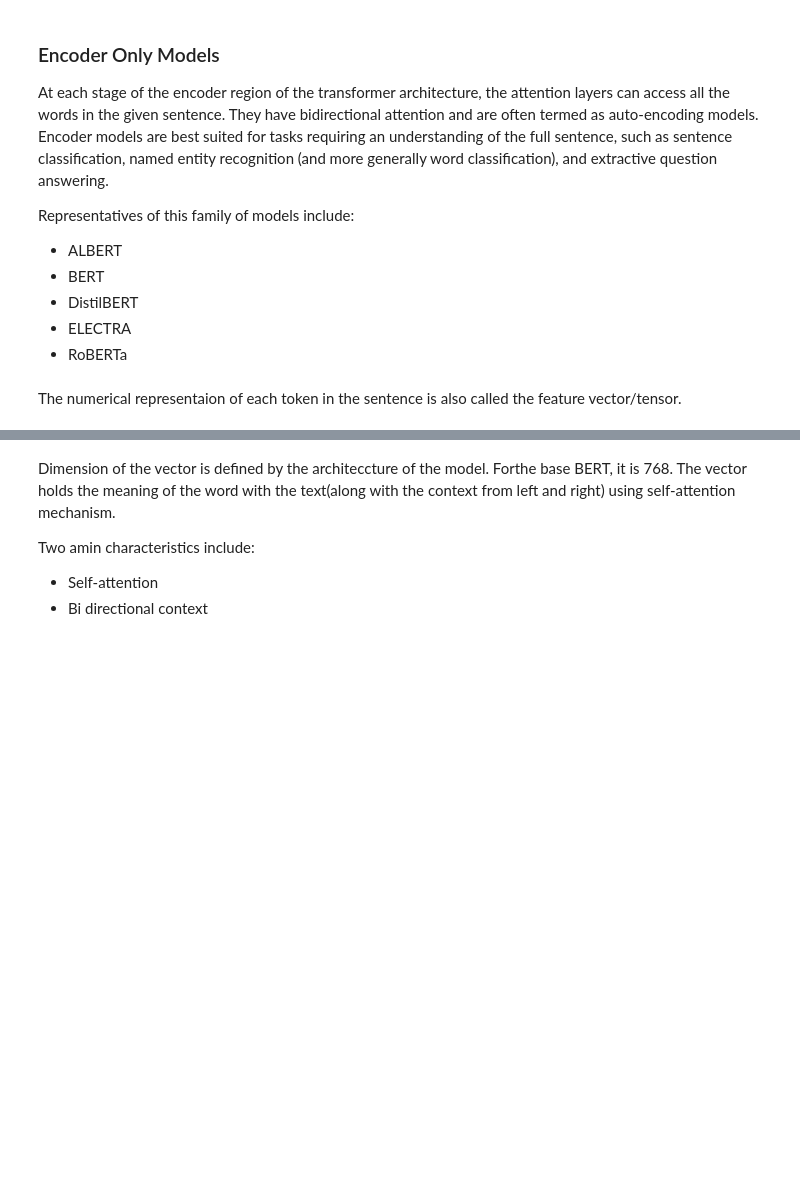
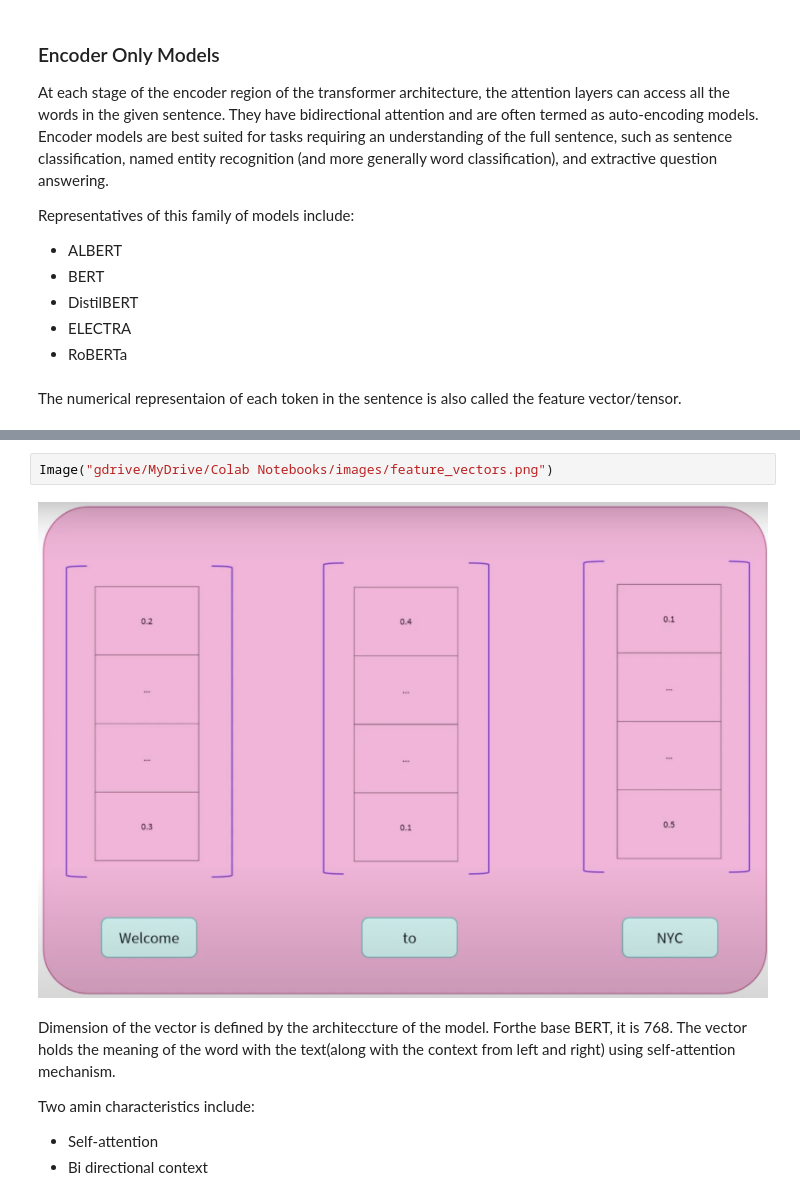
Before and after one commit to Sulphite05/UnderstandingLLMs, a Jupyter notebook: transformers.ipynb, the cells around one changed output, grey strips where cells are left out. Drawn from its saved outputs; the diff is of its cells as text; blank space fills up the shorter version.

```diff
--- a/transformers.ipynb
+++ b/transformers.ipynb
@@ -188,3 +179,7 @@ The numerical representaion of each token in the sentence is also called the fea
+# %%
+Image("gdrive/MyDrive/Colab Notebooks/images/feature_vectors.png")
+# %% [output]
+[figure, added]
 # %% [markdown]
 Dimension of the vector is defined by the architeccture of the model. Forthe base BERT, it is 768. The vector holds the meaning of the word with the text(along with the context from left and right) using self-attention mechanism.
 
```
Also changed, not shown: parts of 22 cells of this notebook.
